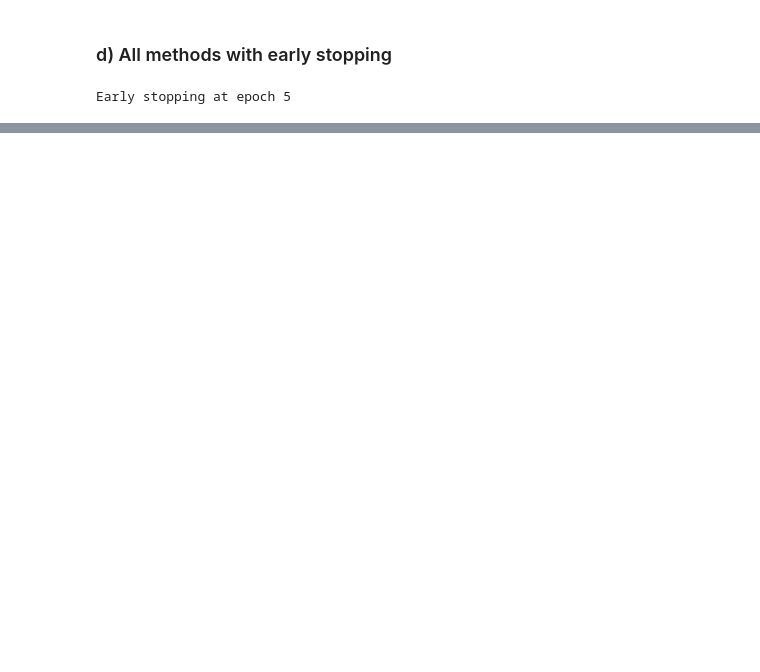
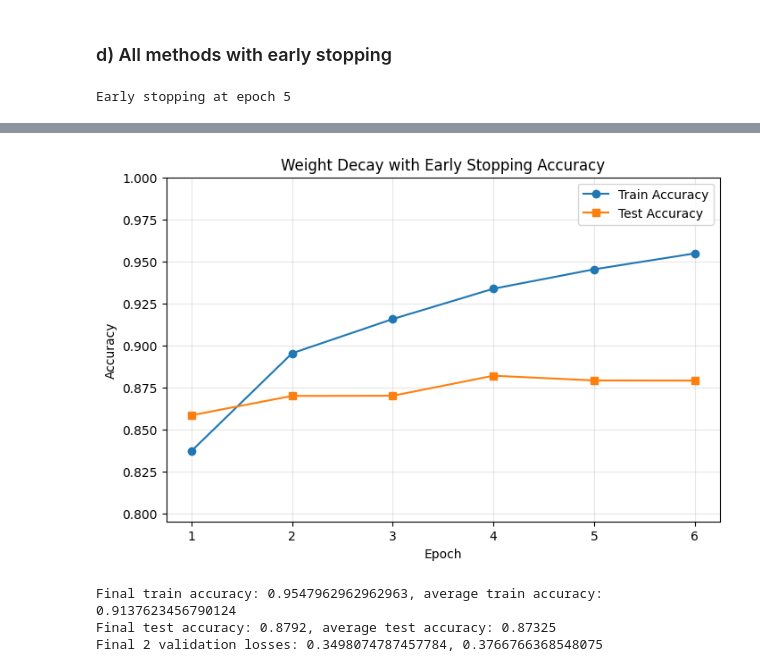
Before and after one commit to Adampi210/Purdue-ECE-69500ODL-Fall-2026-Programs, a Jupyter notebook: assignments/02/03_solution.ipynb, the cells around one changed output, grey strips where cells are left out. Cells and saved outputs as stored; diff of their text form; code cells hidden in the pictures; blank space fills up the shorter version.

```diff
--- a/assignments/02/03_solution.ipynb
+++ b/assignments/02/03_solution.ipynb
@@ -532,0 +706,15 @@ Early stopping at epoch 4
+# %%
+plot_accs(
+    "Weight Decay with Early Stopping Accuracy",
+    train_accs_weight_decay_early_stop,
+    test_accs_weight_decay_early_stop,
+)
+print_stats(train_accs_weight_decay_early_stop, test_accs_weight_decay_early_stop)
+print(
+    f"Final 2 validation losses: {valid_loss_weight_decay_early_stop[-2]}, {valid_loss_weight_decay_early_stop[-1]}"
+)
+# %% [output]
+[figure, added]
+Final train accuracy: 0.9547962962962963, average train accuracy: 0.9137623456790124
+Final test accuracy: 0.8792, average test accuracy: 0.87325
+Final 2 validation losses: 0.3498074787457784, 0.3766766368548075
```
Also changed, not shown: parts of 15 cells of this notebook, 5 other files.
